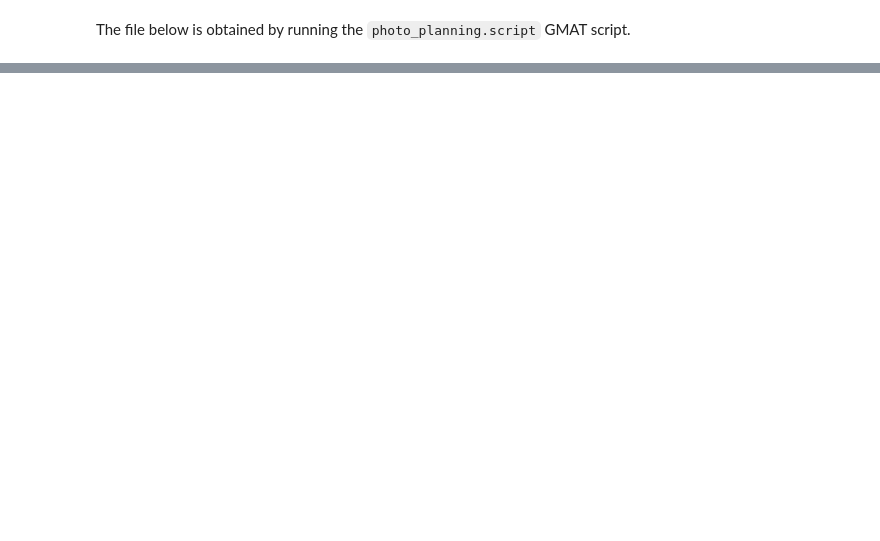
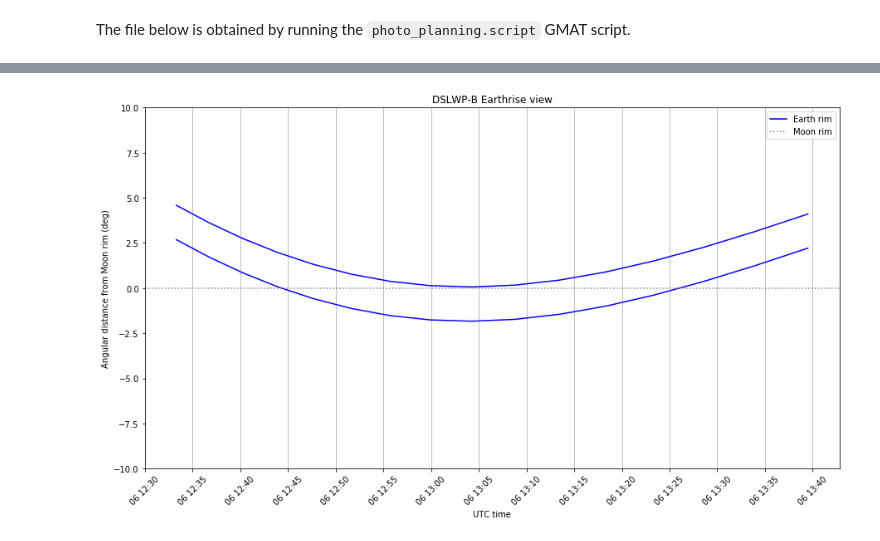
Before and after one commit to daniestevez/jupyter_notebooks, a Jupyter notebook: dslwp/DSLWP-B camera view.ipynb, the cells around one changed output, grey strips where cells are left out. Cells and saved outputs as stored; diff of their text form; code cells hidden in the pictures; blank space fills up the shorter version.

```diff
--- a/dslwp/DSLWP-B camera view.ipynb
+++ b/dslwp/DSLWP-B camera view.ipynb
@@ -73,0 +111,4 @@ plt.title('DSLWP-B camera view');
+# %%
+plot_earthrise(Time('2018-11-06 12:30'), Time('2018-11-06 13:45'), both_edges = True)
+# %% [output]
+[figure, added]
```
Also changed, not shown: parts of 9 cells of this notebook, 2 other files.
